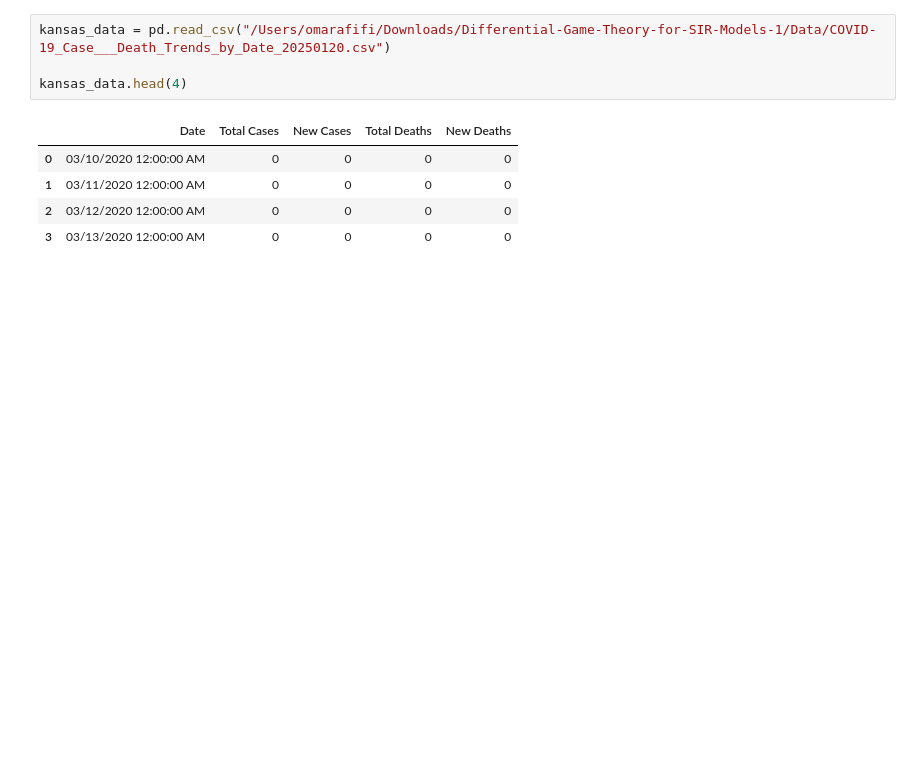
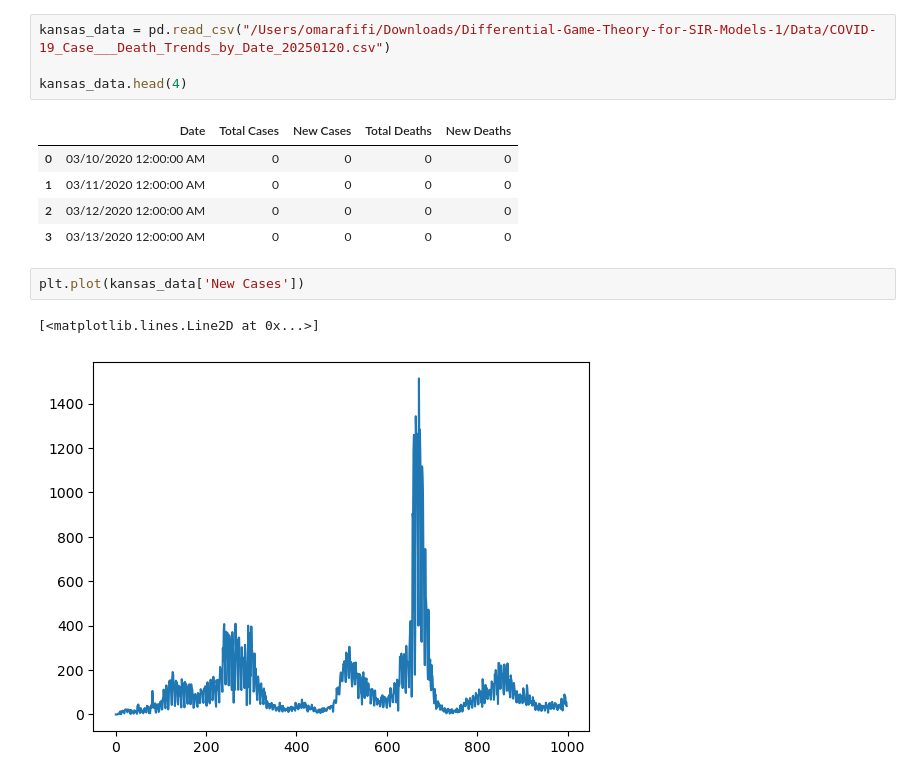
Before and after one commit to oaf9/Differential-Game-Theory-for-SIR-Models, a Jupyter notebook: Code/vanilla_SIR.ipynb, the cells around one changed output. Cells and saved outputs as stored; diff of their text form; blank space fills up the shorter version.

Commit message:
plotting I

```diff
--- a/Code/vanilla_SIR.ipynb
+++ b/Code/vanilla_SIR.ipynb
@@ -10,3 +11,8 @@ kansas_data.head(4)
 | 1 | 03/11/2020 12:00:00 AM | 0 | 0 | 0 | 0 |
 | 2 | 03/12/2020 12:00:00 AM | 0 | 0 | 0 | 0 |
 | 3 | 03/13/2020 12:00:00 AM | 0 | 0 | 0 | 0 |
+# %%
+plt.plot(kansas_data['New Cases'])
+# %% [output]
+[<matplotlib.lines.Line2D at 0x...>]
+[figure, added]
```
Also changed, not shown: parts of 1 cell of this notebook.
